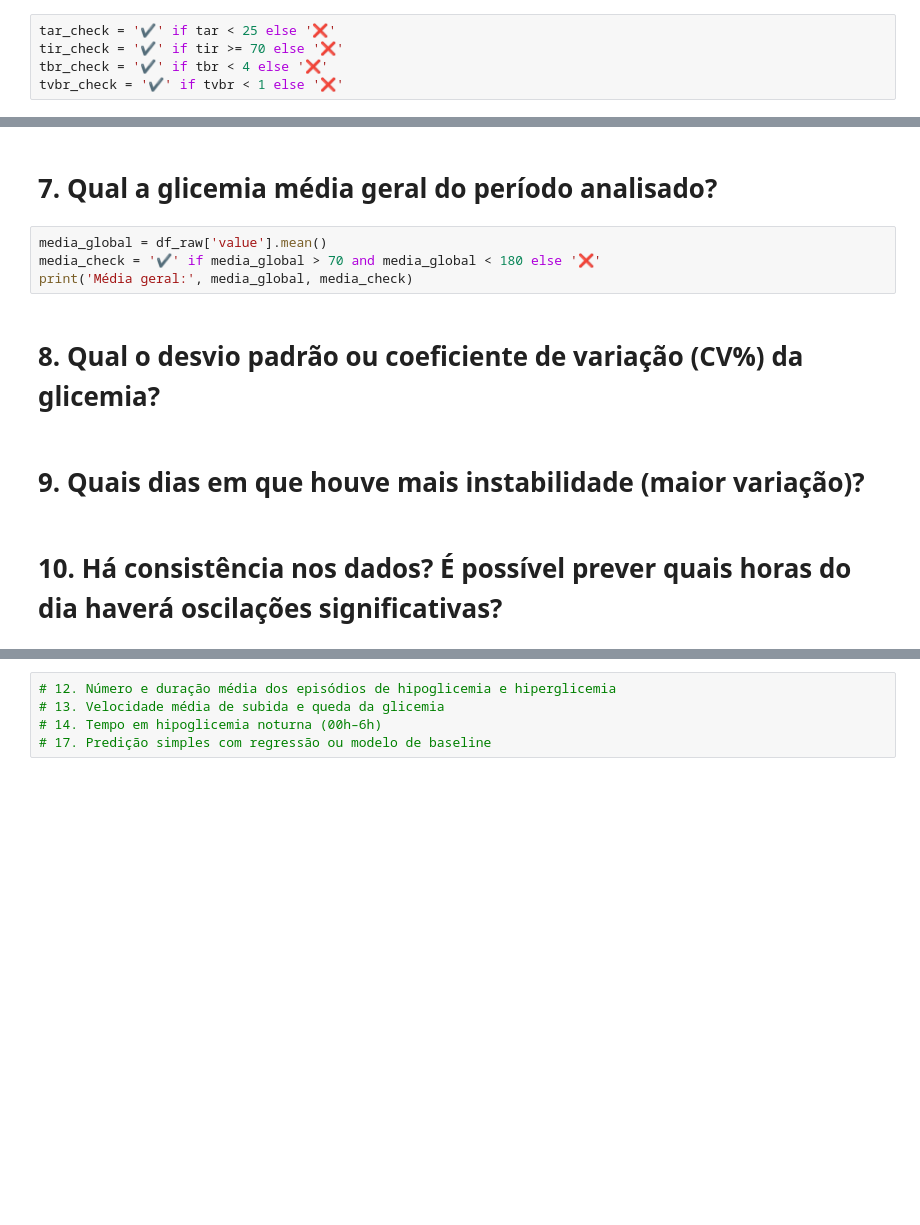
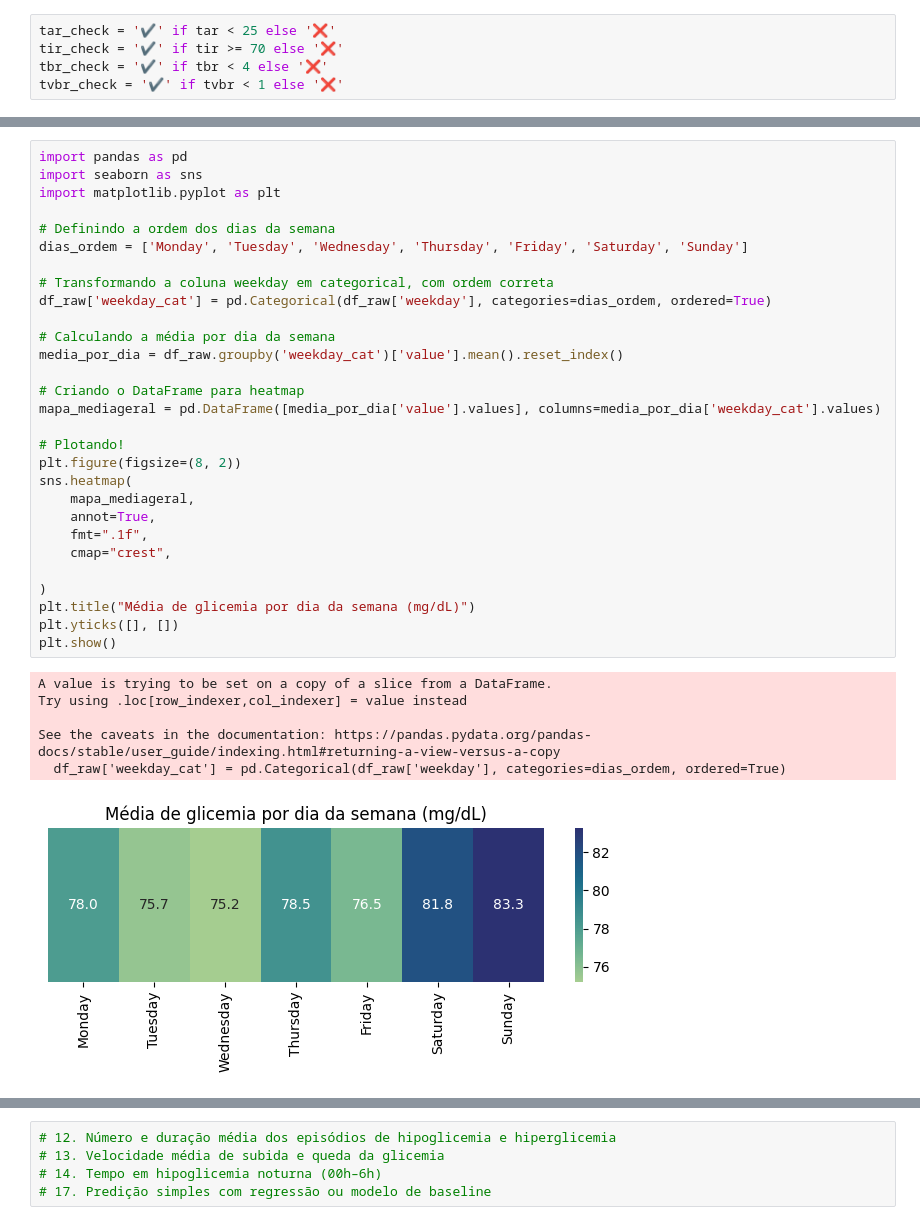
Before and after one commit to teco-insights/continuous-glucose-monitoring, a Jupyter notebook: continuous_glucose_monitoring.ipynb, the cells around one changed output, grey strips where cells are left out. Saved outputs shown, nothing was run; the diff lists cells and outputs as text; blank space fills up the shorter version.

```diff
--- a/continuous_glucose_monitoring.ipynb
+++ b/continuous_glucose_monitoring.ipynb
@@ -563,12 +565,36 @@ plt.show()
-# %% [markdown]
-# 7. Qual a glicemia média geral do período analisado?
-# %%
-media_global = df_raw['value'].mean()
-media_check = '✔️' if media_global > 70 and media_global < 180 else '❌'
-print('Média geral:', media_global, media_check)
-# %% [markdown]
-# 8. Qual o desvio padrão ou coeficiente de variação (CV%) da glicemia?
-# %% [markdown]
-# 9. Quais dias em que houve mais instabilidade (maior variação)?
-# %% [markdown]
-# 10. Há consistência nos dados? É possível prever quais horas do dia haverá oscilações significativas?
+# %%
+import pandas as pd
+import seaborn as sns
+import matplotlib.pyplot as plt
+
+# Definindo a ordem dos dias da semana
+dias_ordem = ['Monday', 'Tuesday', 'Wednesday', 'Thursday', 'Friday', 'Saturday', 'Sunday']
+
+# Transformando a coluna weekday em categorical, com ordem correta
+df_raw['weekday_cat'] = pd.Categorical(df_raw['weekday'], categories=dias_ordem, ordered=True)
+
+# Calculando a média por dia da semana
+media_por_dia = df_raw.groupby('weekday_cat')['value'].mean().reset_index()
+
+# Criando o DataFrame para heatmap
+mapa_mediageral = pd.DataFrame([media_por_dia['value'].values], columns=media_por_dia['weekday_cat'].values)
+
+# Plotando!
+plt.figure(figsize=(8, 2))
+sns.heatmap(
+    mapa_mediageral,
+    annot=True,
+    fmt=".1f",
+    cmap="crest",
+
+)
+plt.title("Média de glicemia por dia da semana (mg/dL)")
+plt.yticks([], [])
+plt.show()
+# %% [output]
+A value is trying to be set on a copy of a slice from a DataFrame.
+Try using .loc[row_indexer,col_indexer] = value instead
+
+See the caveats in the documentation: https://pandas.pydata.org/pandas-docs/stable/user_guide/indexing.html#returning-a-view-versus-a-copy
+  df_raw['weekday_cat'] = pd.Categorical(df_raw['weekday'], categories=dias_ordem, ordered=True)
+[figure, added]
```
Also changed, not shown: parts of 24 cells of this notebook.
